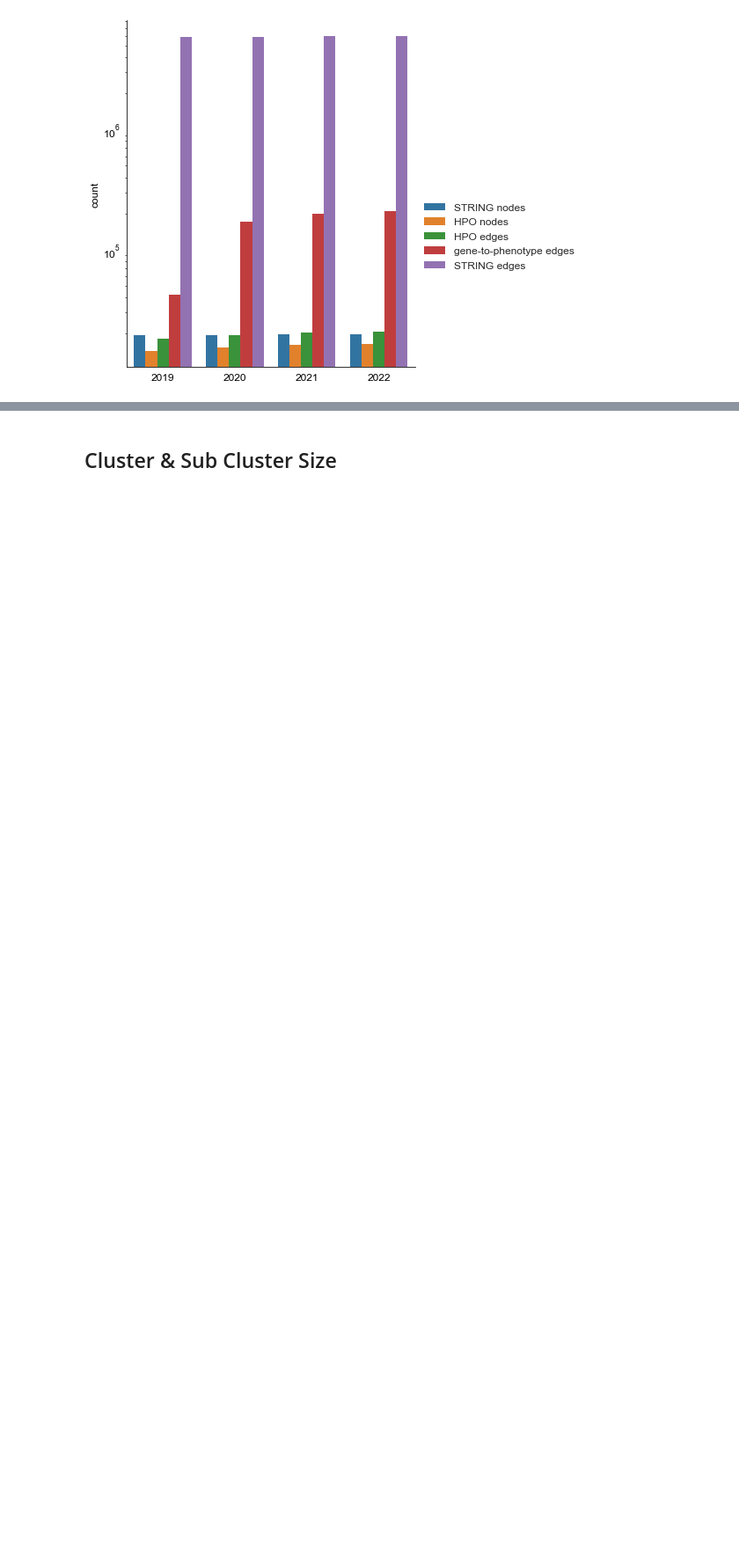
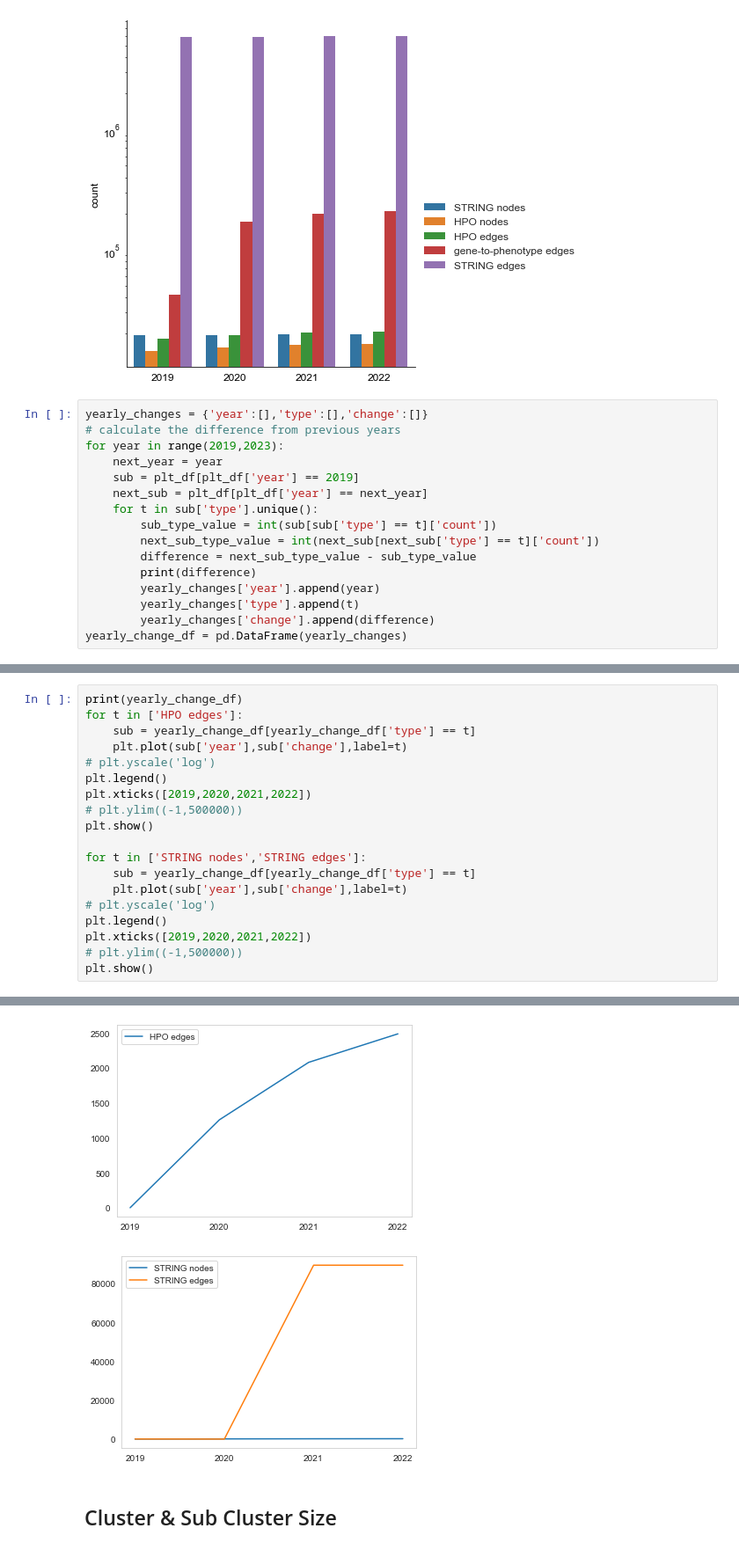
Before and after one commit to MSBradshaw/BOCC, a Jupyter notebook: Experiments/make_figures.ipynb, the cells around one changed output, grey strips where cells are left out. Shown: that part at 88% size. Cells and saved outputs as stored; diff of their text form; blank space fills up the shorter version.

```diff
--- a/Experiments/make_figures.ipynb
+++ b/Experiments/make_figures.ipynb
@@ -145,3 +191,19 @@ plt.savefig('../PublicationFigures/yearly_stats.png',dpi=300)
 plt.show()
 # %% [output]
 [figure]
+# %%
+yearly_changes = {'year':[],'type':[],'change':[]}
+# calculate the difference from previous years
+for year in range(2019,2023):
+    next_year = year
+    sub = plt_df[plt_df['year'] == 2019]
+    next_sub = plt_df[plt_df['year'] == next_year]
+    for t in sub['type'].unique():
+        sub_type_value = int(sub[sub['type'] == t]['count'])
+        next_sub_type_value = int(next_sub[next_sub['type'] == t]['count'])
+        difference = next_sub_type_value - sub_type_value
+        print(difference)
+        yearly_changes['year'].append(year)
+        yearly_changes['type'].append(t)
+        yearly_changes['change'].append(difference)
+yearly_change_df = pd.DataFrame(yearly_changes)
@@ -147,0 +231,20 @@ plt.show()
+# %%
+print(yearly_change_df)
+for t in ['HPO edges']:
+    sub = yearly_change_df[yearly_change_df['type'] == t]
+    plt.plot(sub['year'],sub['change'],label=t)
+# plt.yscale('log')
+plt.legend()
+plt.xticks([2019,2020,2021,2022])
+# plt.ylim((-1,500000))
+plt.show()
+
+for t in ['STRING nodes','STRING edges']:
+    sub = yearly_change_df[yearly_change_df['type'] == t]
+    plt.plot(sub['year'],sub['change'],label=t)
+# plt.yscale('log')
+plt.legend()
+plt.xticks([2019,2020,2021,2022])
+# plt.ylim((-1,500000))
+plt.show()
+# %% [output]
@@ -148,3 +268,5 @@ plt.show()
+[figure, added]
+[figure, added]
 # %% [markdown]
 ## Cluster & Sub Cluster Size
 # %%
```
Also changed, not shown: parts of 14 cells of this notebook, 2 other files.
